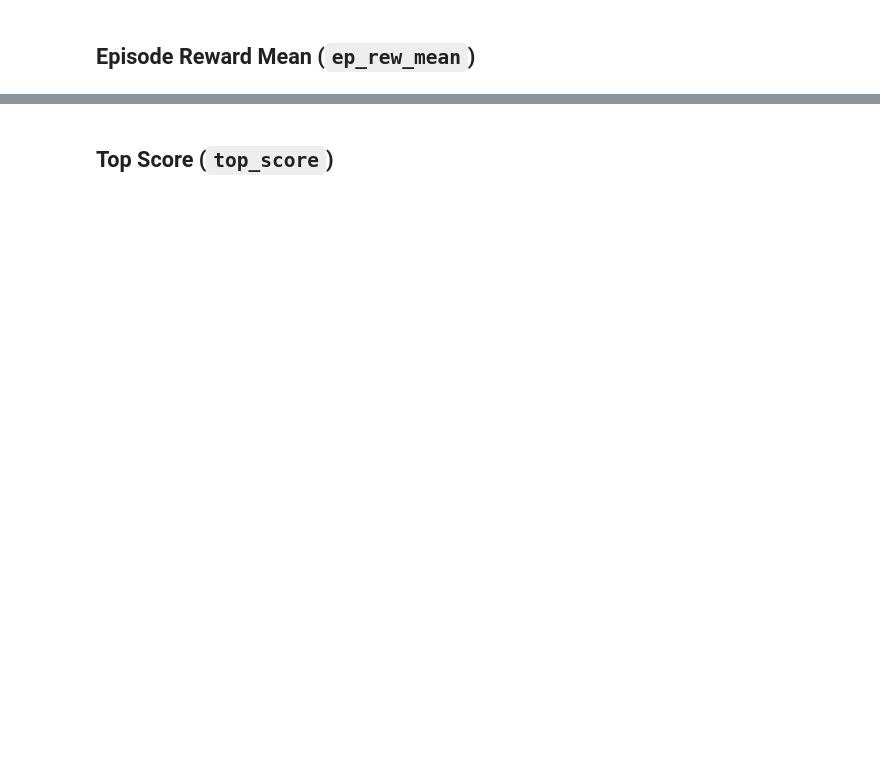
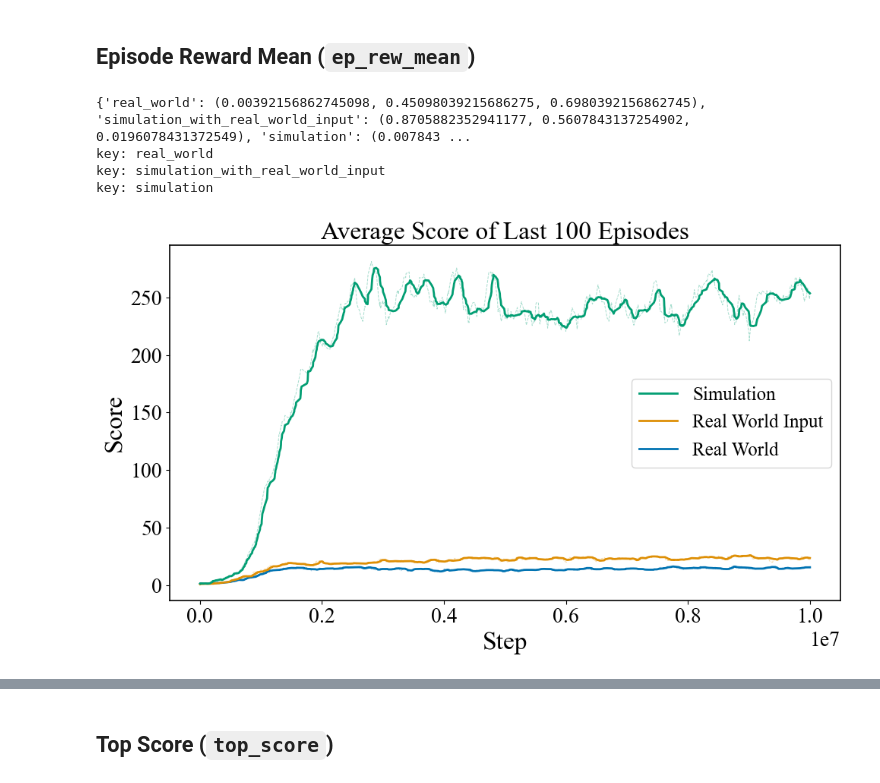
Before and after one commit to shuaijunchenex/paper_experiment_record, a Jupyter notebook: rl/plot.ipynb, the cells around one changed output, grey strips where cells are left out. Cells and saved outputs as stored; diff of their text form; code cells hidden in the pictures; blank space fills up the shorter version.

```diff
--- a/rl/plot.ipynb
+++ b/rl/plot.ipynb
@@ -283,3 +304,23 @@ plot_rl_curves(
 # %% [markdown]
 ## Episode Reward Mean (`ep_rew_mean`)
+# %%
+data_ep_rew = {key: read_rl_csv("ep_rew_mean", key) for key in keys}
+
+plot_rl_curves(
+    data_ep_rew,
+    legend_map=legend_map,
+    title="Average Score of Last 100 Episodes",
+    x_label="Step",
+    y_label="Score",
+    figsize=(10, 6),
+    window_size=10,
+    save_path='three_system',
+    is_legend=True,
+)
+# %% [output]
+{'real_world': (0.00392156862745098, 0.45098039215686275, 0.6980392156862745), 'simulation_with_real_world_input': (0.8705882352941177, 0.5607843137254902, 0.0196078431372549), 'simulation': (0.007843 ...
+key: real_world
+key: simulation_with_real_world_input
+key: simulation
+[figure, added]
 # %%
```
Also changed, not shown: parts of 9 cells of this notebook.
